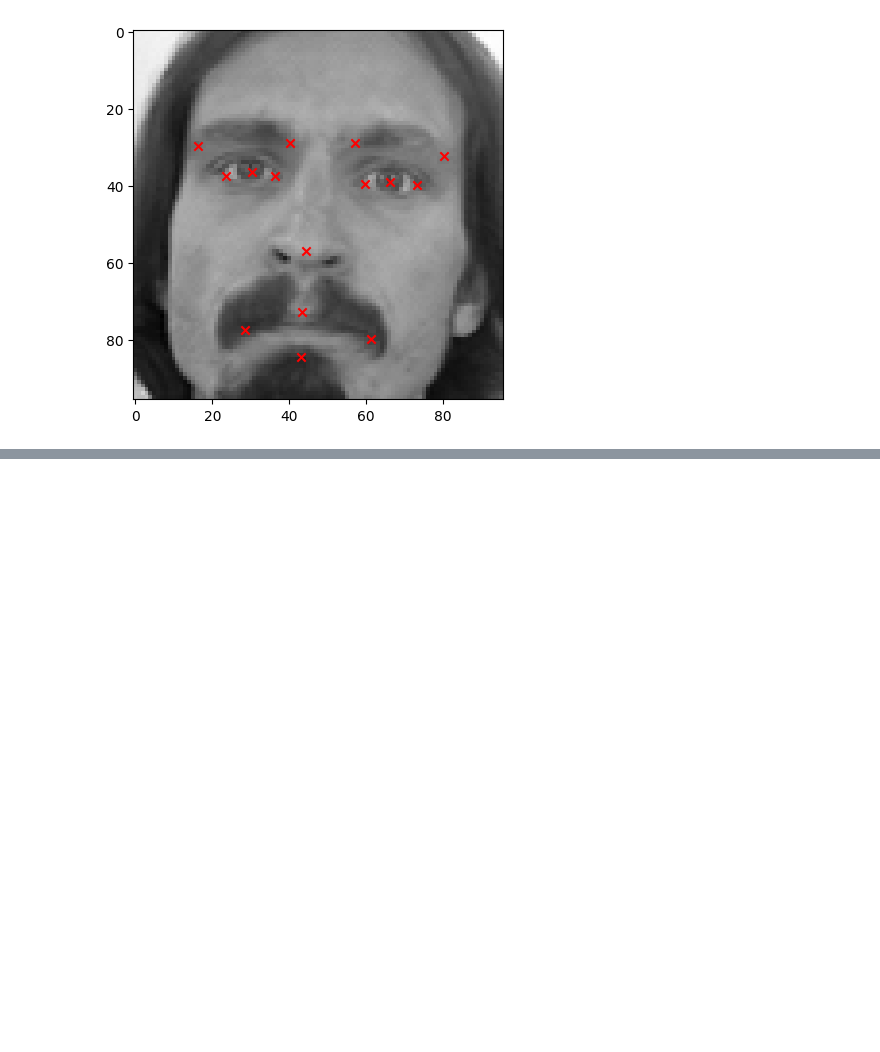
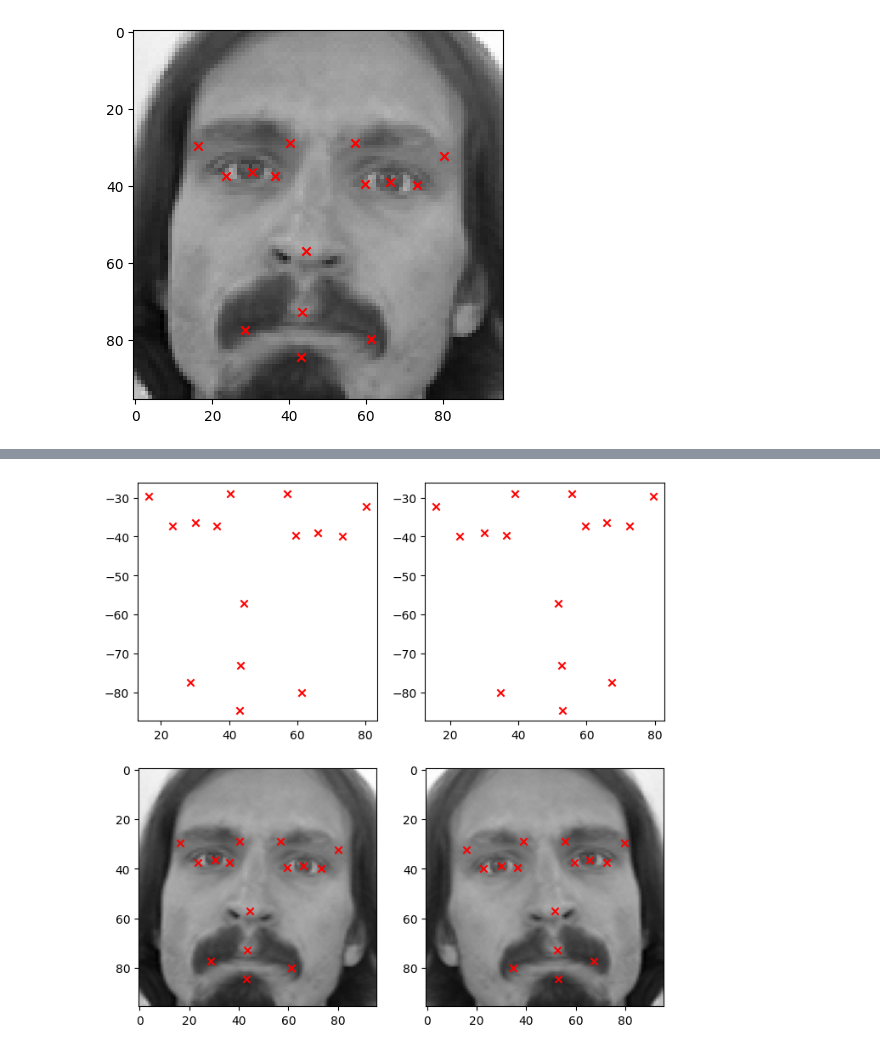
Before and after one commit to abhayp2204/Facial-Keypoints-Recognition, a Jupyter notebook: code.ipynb, the cells around one changed output, grey strips where cells are left out. Drawn from its saved outputs; the diff is of its cells as text; code cells hidden in the pictures; blank space fills up the shorter version.

Commit message:
flip

```diff
--- a/code.ipynb
+++ b/code.ipynb
@@ -101,0 +114,29 @@ show_image(images[0], targets[0])
+# %%
+# display the augmentation
+def show_augmentation(img, feat, img_f, feat_f):
+    plt.figure(figsize=(8, 8))
+
+    plt.subplot(2, 2, 1)
+    plt.scatter(feat[0::2], -feat[1::2], c="r", marker="x")
+
+    plt.subplot(2, 2, 2)
+    plt.scatter(feat_f[0::2], -feat_f[1::2], c="r", marker="x")
+
+    plt.subplot(2, 2, 3)
+    show_image(img, feat)
+
+    plt.subplot(2, 2, 4)
+    show_image(img_f, feat_f)
+# %%
+image, feature = images[0].copy(), targets[0].copy()
+flipped_img = np.fliplr(image)
+flipped_feat = feature.copy()
+for i, v in enumerate(feature):
+    # flip only x-axis
+    if i % 2 == 0:
+        v = 96 - v
+    flipped_feat[i] = v
+# %%
+show_augmentation(image, feature, flipped_img, flipped_feat)
+# %% [output]
+[figure, added]
```
Also changed, not shown: parts of 2 cells of this notebook.
